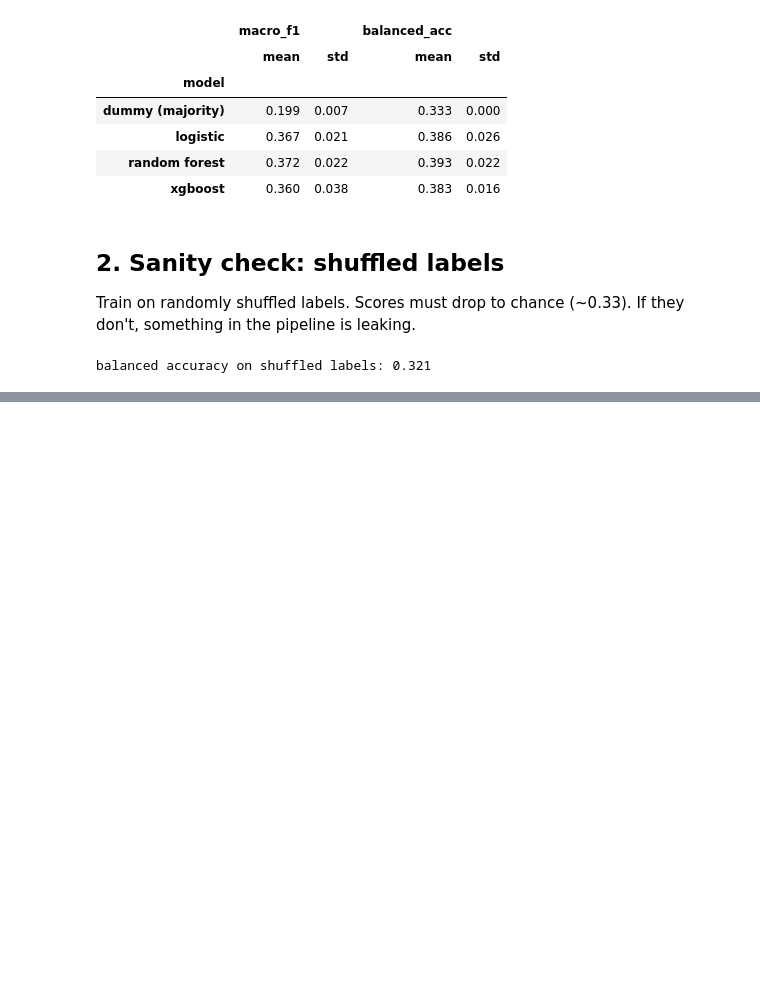
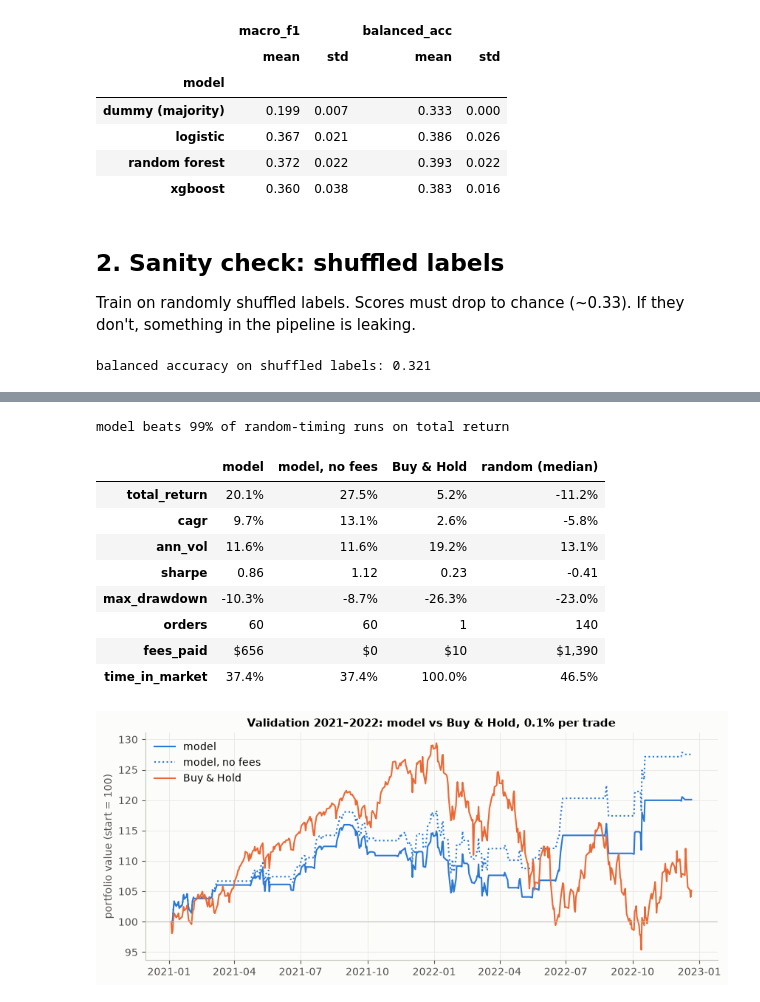
Before and after one commit to TKCH121/spy, a Jupyter notebook: notebooks/02_modeling.ipynb, the cells around one changed output, grey strips where cells are left out. Cells and saved outputs as stored; diff of their text form; code cells hidden in the pictures; blank space fills up the shorter version.

```diff
--- a/notebooks/02_modeling.ipynb
+++ b/notebooks/02_modeling.ipynb
@@ -130,0 +216,45 @@ TODO.
+# %%
+def backtest_report(pred, title, n_random=200):
+    open_px = df["open"].loc[pred.index[0]:pred.index[-1]]
+    pfs = {"model": backtest.run(pred, open_px),
+           "model, no fees": backtest.run(pred, open_px, fee=0.0),
+           "Buy & Hold": backtest.buy_and_hold(open_px)}
+    table = pd.DataFrame({k: backtest.summary(v) for k, v in pfs.items()})
+
+    rng = np.random.default_rng(0)
+    rand = pd.DataFrame([backtest.summary(backtest.run(
+        pd.Series(rng.permutation(pred.to_numpy()), index=pred.index), open_px)) for _ in range(n_random)])
+    table["random (median)"] = rand.median()
+    model_ret = table.loc["total_return", "model"]
+    print(f"model beats {(rand['total_return'] < model_ret).mean():.0%} of random-timing runs on total return")
+
+    fmt = {r: "{:.1%}" for r in ["total_return", "cagr", "ann_vol", "max_drawdown", "time_in_market"]}
+    fmt.update(sharpe="{:.2f}", orders="{:.0f}", fees_paid="${:,.0f}")
+    display(table.apply(lambda row: row.map(lambda v: fmt.get(row.name, "{:.3f}").format(v)), axis=1))
+
+    fig, ax = plt.subplots(figsize=(10, 4))
+    styles = {"model": (BLUE, "-"), "model, no fees": (BLUE, ":"), "Buy & Hold": (ORANGE, "-")}
+    for name, pf in pfs.items():
+        v = pf.value()
+        color, ls = styles[name]
+        ax.plot(v.index, v / v.iloc[0] * 100, color=color, linestyle=ls, label=name)
+    ax.axhline(100, color="#c3c2b7", linewidth=0.8)
+    ax.set_ylabel("portfolio value (start = 100)")
+    ax.set_title(f"{title}: model vs Buy & Hold, 0.1% per trade")
+    ax.legend(frameon=False, loc="upper left")
+    plt.show()
+    return table
+
+val_table = backtest_report(pred_va, "Validation 2021–2022")
+# %% [output]
+model beats 99% of random-timing runs on total return
+|  | model | model, no fees | Buy & Hold | random (median) |
+| total_return | 20.1% | 27.5% | 5.2% | -11.2% |
+| cagr | 9.7% | 13.1% | 2.6% | -5.8% |
+| ann_vol | 11.6% | 11.6% | 19.2% | 13.1% |
+| sharpe | 0.86 | 1.12 | 0.23 | -0.41 |
+| max_drawdown | -10.3% | -8.7% | -26.3% | -23.0% |
+| orders | 60 | 60 | 1 | 140 |
+| fees_paid | $656 | $0 | $10 | $1,390 |
+| time_in_market | 37.4% | 37.4% | 100.0% | 46.5% |
+[figure, added]
```
Also changed, not shown: parts of 22 cells of this notebook, 1 other file.
